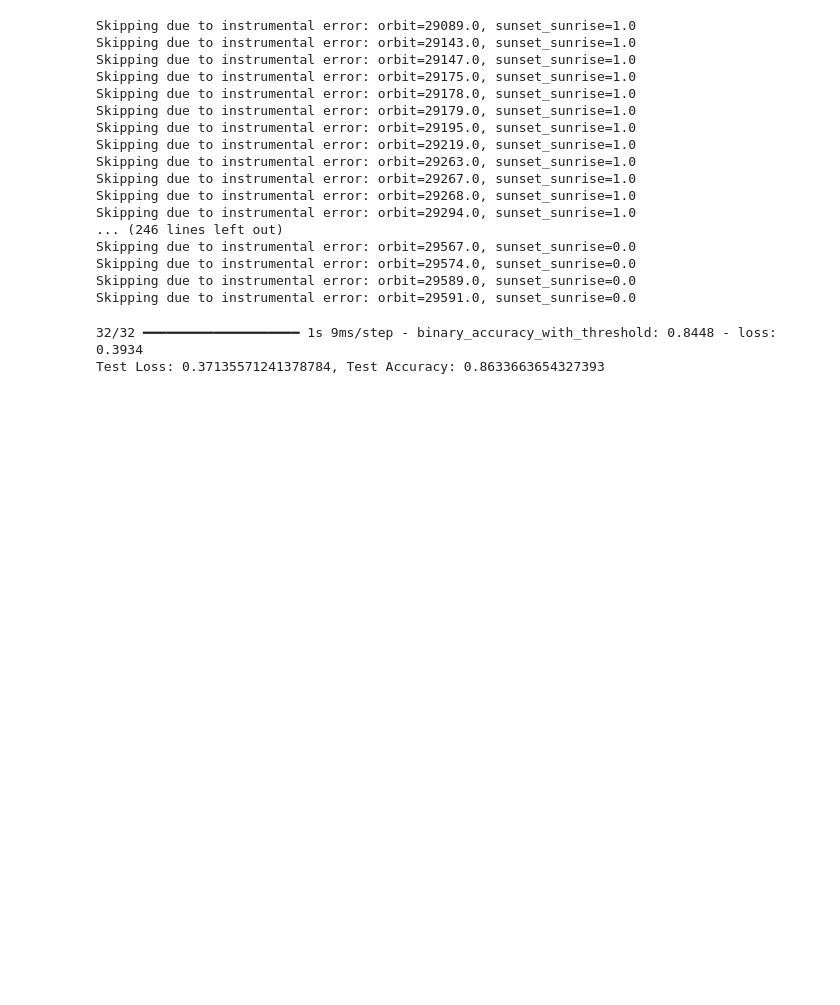
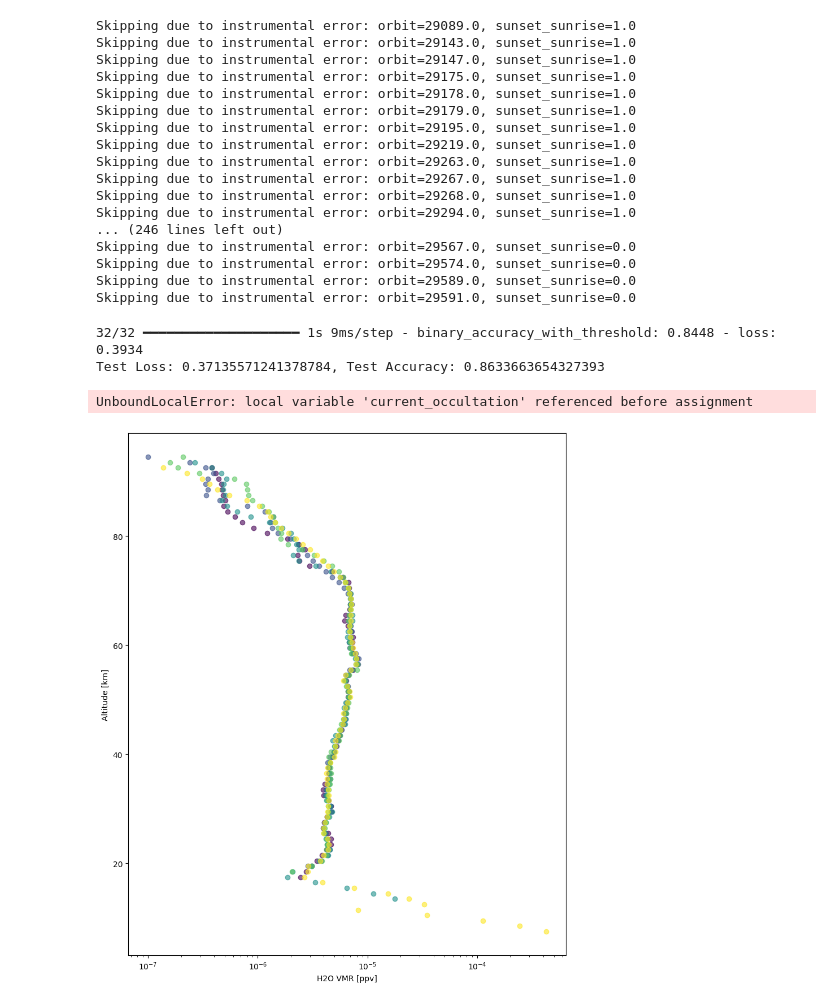
Before and after one commit to james-harvey-git/MPhys_Project, a Jupyter notebook: machine_learning.ipynb, the cells around one changed output. Cells and saved outputs as stored; diff of their text form; code cells hidden in the pictures; blank space fills up the shorter version.

```diff
--- a/machine_learning.ipynb
+++ b/machine_learning.ipynb
@@ -314,0 +324,7 @@ Test Loss: 0.37135571241378784, Test Accuracy: 0.8633663654327393
+# %%
+date_indices_example = feature_date_indices[0]
+
+vpp('H2O', h2o_data, h2o_flags, date_indices_example)
+# %% [output]
+UnboundLocalError: local variable 'current_occultation' referenced before assignment
+[figure, added]
```
Also changed, not shown: parts of 6 cells of this notebook, 2 other files.
